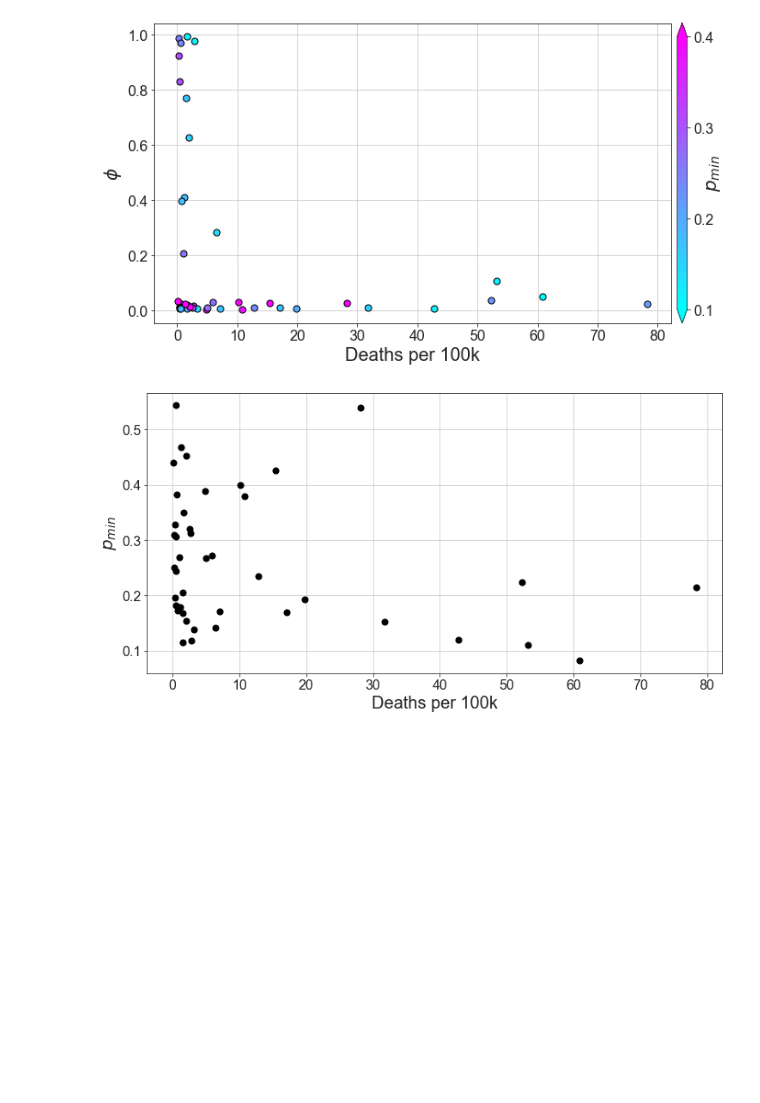
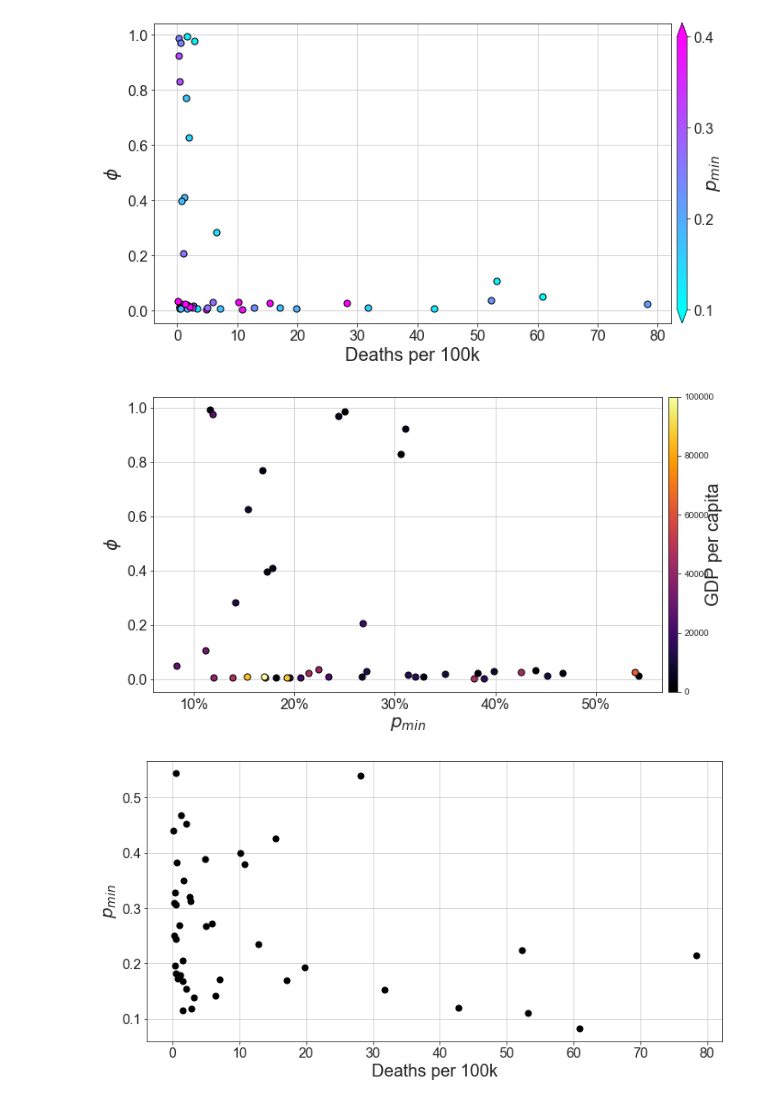
Before and after one commit to PabloValgaRuiz/frontiers23, a Jupyter notebook: notebooks/general_plots.ipynb, the cells around one changed output. Drawn from its saved outputs; the diff is of its cells as text; code cells hidden in the pictures; blank space fills up the shorter version.

```diff
--- a/notebooks/general_plots.ipynb
+++ b/notebooks/general_plots.ipynb
@@ -497,6 +505,75 @@ cbar.set_label(r'$p_{min}$', fontsize=20, labelpad=-10)
 # fig.savefig('figures/permeability.pdf', dpi=200, bbox_inches='tight')
 # %% [output]
 [figure]
+# %%
+GDPpC = pd.read_csv(data_path + 'GDPPerCapita.csv', index_col='Country_code')
+n_values = 100
+country_permeabilities = dict()
+
+
+
+colormap = mpl.cm.inferno
+variable = 'beta'
+fig,ax = plt.subplots(figsize=(12,6))
+country_values = pd.DataFrame(index=country_list, columns=['max_dead', 'badness', 'median', 'PIBPC', 'deathspc'])
+country_populations = pd.read_csv(data_path + 'countries_population.txt', index_col=0)
+
+for i,Country_code in enumerate(country_list):
+
+    dead_obs = pd.read_csv(f'{data_path}dead/dead_{Country_code}.txt', sep='\t', header=None, names=['date', 'dead'])
+    mobility = pd.read_csv(f'{data_path}mobility/mobility_{Country_code}.txt', sep='\t', header=None, names=['date', 'mobility'])
+    date_i, date_f = mobility.iloc[[0,-1]]['date']
+    values = pd.read_csv(path + f"values_{Country_code}.txt")
+    results = pd.read_csv(path + f"results_{Country_code}.txt")
+    D = create_fatalities_lists(results).iloc[0:1]
+
+    diff = (dead_obs.iloc[max_delay:]['dead'].values - D.iloc[0][max_delay - int(values.iloc[0]['delay']): ndays - int(values.iloc[0]['delay'])])
+
+    sum_dead = dead_obs['dead'].sum()
+    badness = np.abs(diff).sum()/sum_dead
+
+
+    inds = [mobility['mobility'].min()]
+    deaths_per_capita = dead_obs['dead'].sum() / country_populations['pop2020'].loc[Country_code]
+
+    # if((badness > 0.4) or (deaths_per_capita < 1e-010)):
+    #     continue
+
+    median_beta = np.percentile(values['beta'].iloc[:n_values], [25, 50, 75], axis=0)
+    median_permeability = np.percentile(values['permeability'].iloc[:n_values], 50, axis=0)
+
+    mobility_min, mobility_max = 0.1,0.4 # 0.082,0.55
+
+    color = colormap(GDPpC['GDP Per Capita'].loc[Country_code] / 100000)
+
+    ax.scatter(mobility['mobility'].min(), median_permeability, marker='o', color=color, s=50, zorder=3, alpha = 1, edgecolors='black')
+
+
+    # ax.text(inds[0]+1000, medians, s=Country_code, fontsize=14, alpha=1)
+
+country_values = country_values[['median', 'PIBPC', 'deathspc']].astype(float).dropna()
+
+# ax.set_ylim(-0.05,1.05)
+# ax.set_xlim(1000,100000)
+
+ax.set_xlabel(r'$p_{min}$', fontsize=20)
+ax.set_ylabel(r'$\phi$', fontsize=20)
+ax.tick_params(labelsize=16)
+
+ax.set_xticklabels(["{i:.0f}%".format(i=100*i) for i in ax.get_xticks()])
+
+ax.grid()
+
+norm = plt.Normalize(vmin=0,vmax=100000)
+# cbar = plt.colorbar(mpl.cm.ScalarMappable(norm=norm, cmap=colormap), ax=ax, ticks=[0.1,0.2,0.3,0.4], extend='both', pad=0.01, aspect=30)
+cbar = plt.colorbar(mpl.cm.ScalarMappable(norm=norm, cmap=colormap), ax=ax, pad=0.01, aspect=30)
+
+# cbar.ax.set_yticklabels(['0.1','0.2','0.3','0.4'], fontsize=16)
+cbar.set_label(r'GDP per capita', fontsize=20, labelpad=-10)
+
+# fig.savefig('figures/permeability.pdf', dpi=200, bbox_inches='tight')
+# %% [output]
+[figure, added]
 # %%
 GDPpC = pd.read_csv(data_path + 'GDPPerCapita.csv', index_col='Country_code')
 
```
Also changed, not shown: parts of 6 cells of this notebook, 4 other files.
